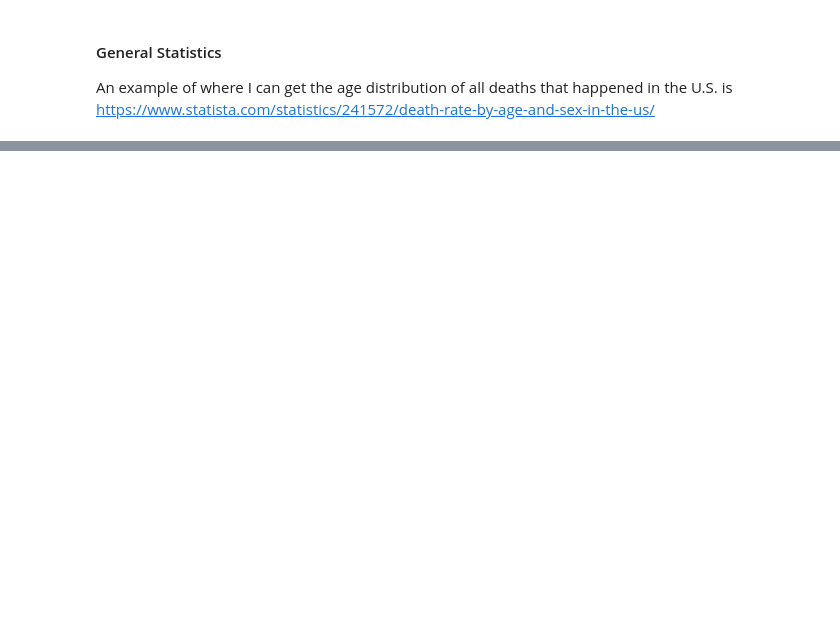
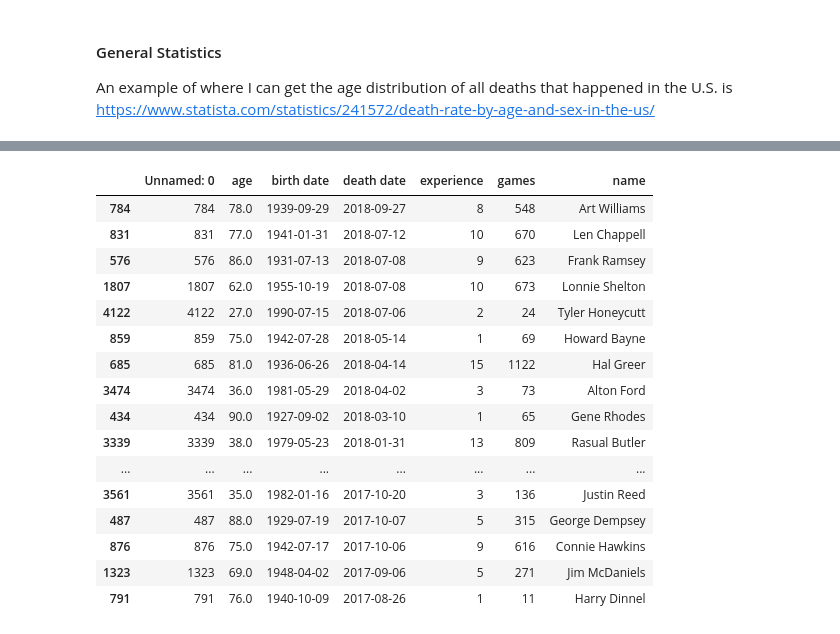
Before and after one commit to erichkuo/capstone, a Jupyter notebook: Vital Statistics of Pro Athletes.ipynb, the cells around one changed output, grey strips where cells are left out. Drawn from its saved outputs; the diff is of its cells as text; code cells hidden in the pictures; blank space fills up the shorter version.

```diff
--- a/Vital Statistics of Pro Athletes.ipynb
+++ b/Vital Statistics of Pro Athletes.ipynb
@@ -31,0 +528,20 @@ https://www.statista.com/statistics/241572/death-rate-by-age-and-sex-in-the-us/
+# %%
+deceased_basketball_df.sort_values('death date', ascending=False).head(20)
+# %% [output]
+|  | Unnamed: 0 | age | birth date | death date | experience | games | name |
+| 784 | 784 | 78.0 | 1939-09-29 | 2018-09-27 | 8 | 548 | Art Williams |
+| 831 | 831 | 77.0 | 1941-01-31 | 2018-07-12 | 10 | 670 | Len Chappell |
+| 576 | 576 | 86.0 | 1931-07-13 | 2018-07-08 | 9 | 623 | Frank Ramsey |
+| 1807 | 1807 | 62.0 | 1955-10-19 | 2018-07-08 | 10 | 673 | Lonnie Shelton |
+| 4122 | 4122 | 27.0 | 1990-07-15 | 2018-07-06 | 2 | 24 | Tyler Honeycutt |
+| 859 | 859 | 75.0 | 1942-07-28 | 2018-05-14 | 1 | 69 | Howard Bayne |
+| 685 | 685 | 81.0 | 1936-06-26 | 2018-04-14 | 15 | 1122 | Hal Greer |
+| 3474 | 3474 | 36.0 | 1981-05-29 | 2018-04-02 | 3 | 73 | Alton Ford |
+| 434 | 434 | 90.0 | 1927-09-02 | 2018-03-10 | 1 | 65 | Gene Rhodes |
+| 3339 | 3339 | 38.0 | 1979-05-23 | 2018-01-31 | 13 | 809 | Rasual Butler |
+| ... | ... | ... | ... | ... | ... | ... | ... |
+| 3561 | 3561 | 35.0 | 1982-01-16 | 2017-10-20 | 3 | 136 | Justin Reed |
+| 487 | 487 | 88.0 | 1929-07-19 | 2017-10-07 | 5 | 315 | George Dempsey |
+| 876 | 876 | 75.0 | 1942-07-17 | 2017-10-06 | 9 | 616 | Connie Hawkins |
+| 1323 | 1323 | 69.0 | 1948-04-02 | 2017-09-06 | 5 | 271 | Jim McDaniels |
+| 791 | 791 | 76.0 | 1940-10-09 | 2017-08-26 | 1 | 11 | Harry Dinnel |
```
Also changed, not shown: parts of 48 cells of this notebook.
